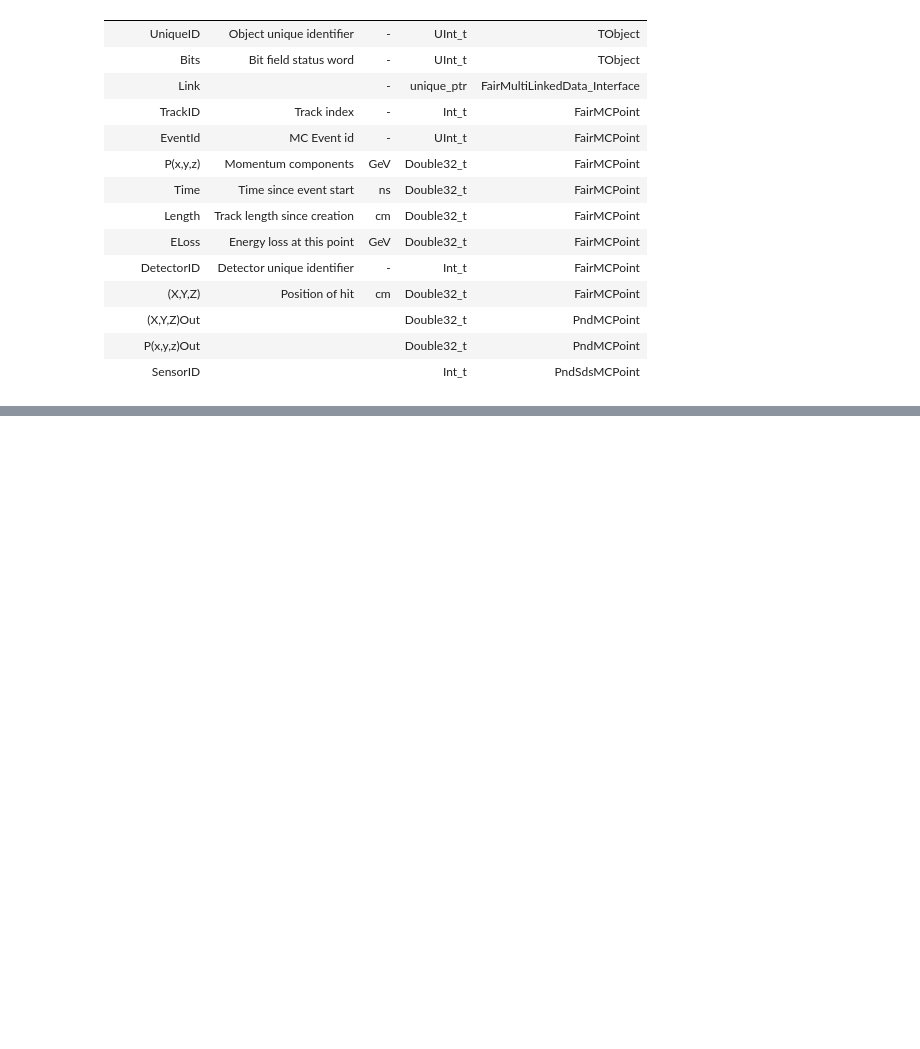
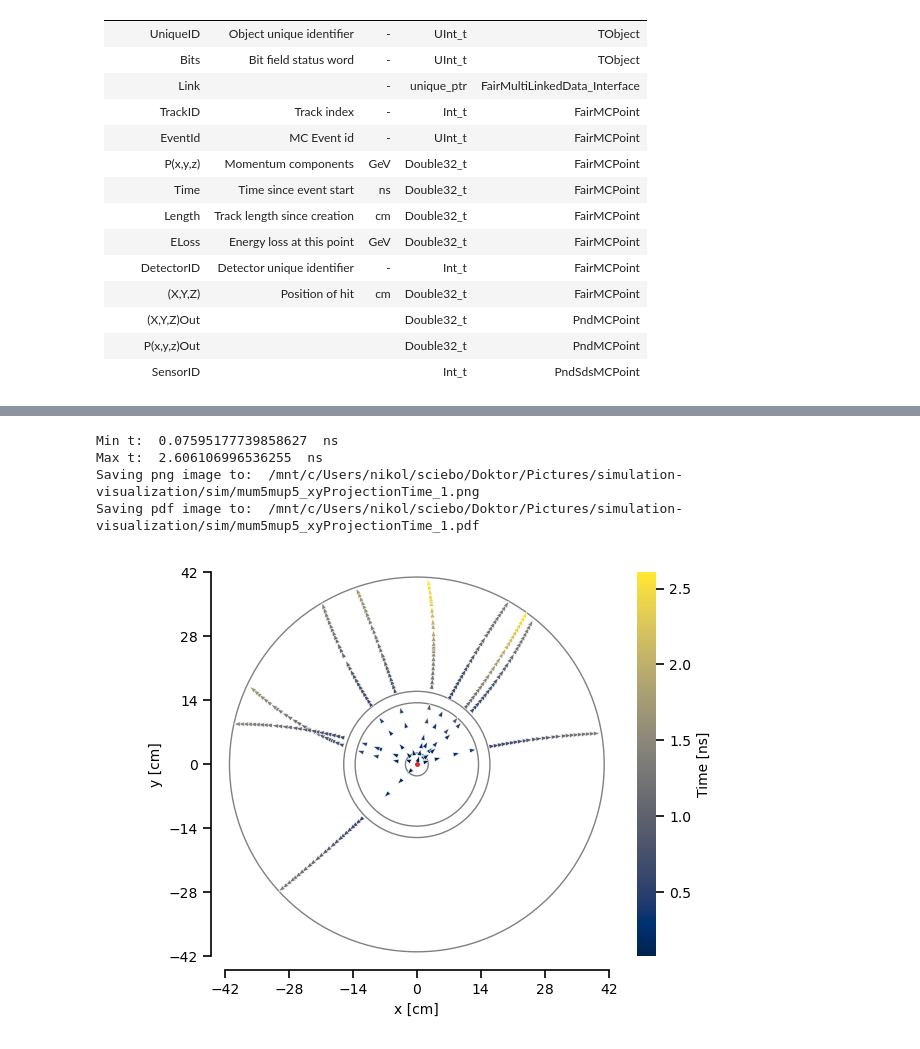
Before and after one commit to ai4fair/pandaml, a Jupyter notebook: visualization/notebooks/plot_sim.ipynb, the cells around one changed output, grey strips where cells are left out. Cells and saved outputs as stored; diff of their text form; code cells hidden in the pictures; blank space fills up the shorter version.

```diff
--- a/visualization/notebooks/plot_sim.ipynb
+++ b/visualization/notebooks/plot_sim.ipynb
@@ -1002,0 +314,80 @@ plt.show()
+# %%
+# find out what the maximum and minimum t values are
+times = np.concatenate((stt_t, mvd_t))
+min_t = np.min(times)
+print("Min t: ", min_t, " ns")
+max_t = np.max(times)
+print("Max t: ", max_t, " ns")
+
+# Create a normalization object
+tNorm = mcolors.Normalize(vmin=min_t, vmax=max_t)
+
+fig = plt.figure()
+ax = fig.add_subplot()
+
+# Plot the IP
+plt.plot(0,0,marker='.',ms=5, color='tab:red')
+
+# Plot the inner and outer MVD radii
+mvdInner = patches.Circle((0,0), radius=2.5, color='gray', fill=False)
+ax.add_patch(mvdInner)
+
+mvdOuter = patches.Circle((0,0), radius=13.5, color='gray', fill=False)
+ax.add_patch(mvdOuter)
+
+# Plot the inner and outer STT radii
+sttInner = patches.Circle((0,0), radius=16.0, color='gray', fill=False)
+ax.add_patch(sttInner)
+
+sstOuter = patches.Circle((0,0), radius=41.0, color='gray', fill=False)
+ax.add_patch(sstOuter)
+
+# plot the STT & MVD MC points as arrows with the arrow direction being the momentum direction and the color representing the time
+plt.quiver(stt_x, stt_y, stt_normPx, stt_normPy, stt_t, pivot='mid', cmap='cividis', scale=0.7, scale_units='xy', angles='xy',
+           units='xy', norm=tNorm, lw=0.4, edgecolor='white', headwidth=3.5, headlength=5, headaxislength=5, minlength=0.001)
+plt.quiver(mvd_x, mvd_y, mvd_normPx, mvd_normPy, mvd_t, pivot='mid', cmap='cividis', scale=0.7, scale_units='xy', angles='xy',
+           units='xy', norm=tNorm, lw=0.4, edgecolor='white', headwidth=3.5, headlength=5, headaxislength=5, minlength=0.001)
+
+# Set the axis labels and limits
+plt.xlabel("x [cm]")
+plt.xlim(-42, 42)
+plt.ylabel("y [cm]")
+plt.ylim(-42, 42)
+
+# Set the ticks positions to match the data range
+x_ticks = np.linspace(-42, 42, num=7)
+y_ticks = np.linspace(-42, 42, num=7)
+ax.set_xticks(x_ticks)
+ax.set_yticks(y_ticks)
+ax.tick_params(length=6,width=1.2)
+
+# Set the aspect ratio to be equal
+plt.gca().set_aspect('equal')
+
+# Add and format the color bar
+cbar = plt.colorbar(label="Time [ns]")
+cbar.outline.set_visible(False)
+cbar.ax.yaxis.set_tick_params(length=6,width=1.2)
+
+ax.spines['top'].set_visible(False)
+ax.spines['right'].set_visible(False)
+ax.spines['left'].set_position(('outward', 10))
+ax.spines['bottom'].set_position(('outward', 10))
+ax.spines['left'].set_linewidth(1.2)
+ax.spines['bottom'].set_linewidth(1.2)
+
+fig.tight_layout()
+
+imgPath = imagePath + "/sim/" + projectName + "_xyProjectionTime_" + str(eventNumber)
+
+print("Saving png image to: ", imgPath+".png")
+plt.savefig(imgPath+".png", dpi=300, bbox_inches='tight')
+
+print("Saving pdf image to: ", imgPath+".pdf")
+plt.savefig(imgPath+".pdf", dpi=300, bbox_inches='tight')
+# %% [output]
+Min t:  0.07595177739858627  ns
+Max t:  2.606106996536255  ns
+Saving png image to:  /mnt/c/Users/nikol/sciebo/Doktor/Pictures/simulation-visualization/sim/mum5mup5_xyProjectionTime_1.png
+Saving pdf image to:  /mnt/c/Users/nikol/sciebo/Doktor/Pictures/simulation-visualization/sim/mum5mup5_xyProjectionTime_1.pdf
+[figure, added]
```
Also changed, not shown: parts of 73 cells of this notebook.
